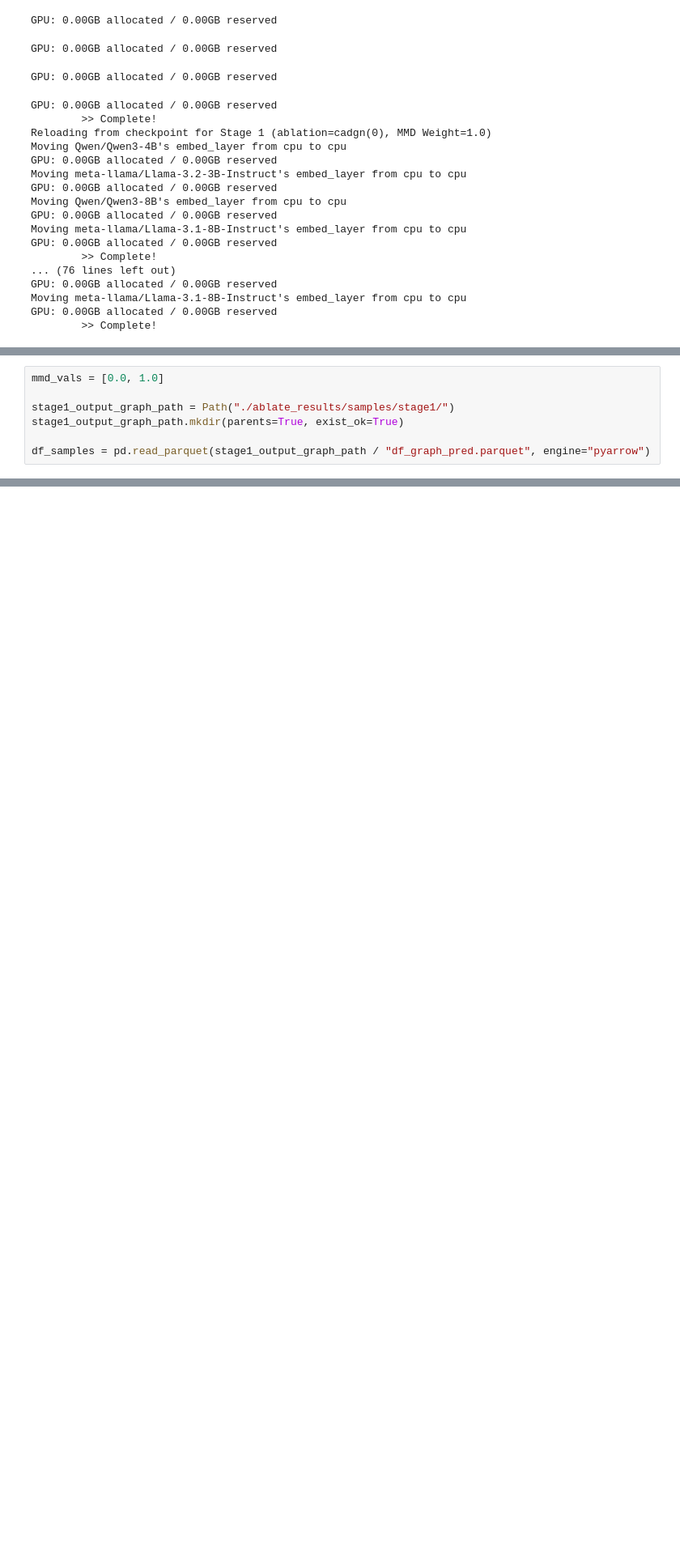
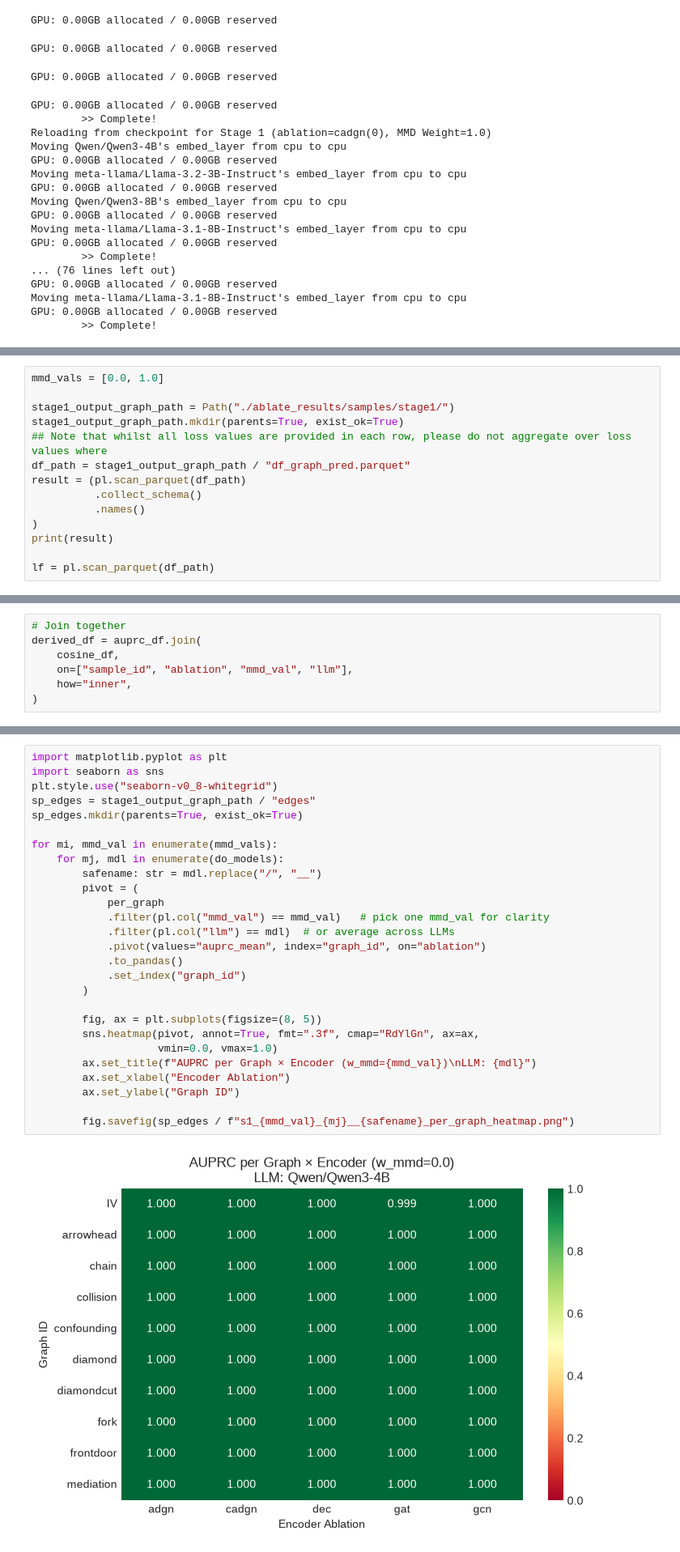
Before and after one commit to JerryPLayz/CausalADGN, a Jupyter notebook: stage1_analyze.ipynb, the cells around one changed output, grey strips where cells are left out. Shown at 81% size. Drawn from its saved outputs; the diff is of its cells as text; blank space fills up the shorter version.

Commit message:
Stage 1 Analysis mostly complete.

```diff
--- a/stage1_analyze.ipynb
+++ b/stage1_analyze.ipynb
@@ -98,6 +81,13 @@ mmd_vals = [0.0, 1.0]
 
 stage1_output_graph_path = Path("./ablate_results/samples/stage1/")
 stage1_output_graph_path.mkdir(parents=True, exist_ok=True)
+## Note that whilst all loss values are provided in each row, please do not aggregate over loss values where
+df_path = stage1_output_graph_path / "df_graph_pred.parquet"
+result = (pl.scan_parquet(df_path)
+          .collect_schema()
+          .names()
+)
+print(result)
 
-df_samples = pd.read_parquet(stage1_output_graph_path / "df_graph_pred.parquet", engine="pyarrow")
+lf = pl.scan_parquet(df_path)
 # %% [output]
@@ -123,0 +251,7 @@ numpy.ndarray
+# %%
+# Join together
+derived_df = auprc_df.join(
+    cosine_df,
+    on=["sample_id", "ablation", "mmd_val", "llm"],
+    how="inner",
+)
@@ -123,0 +332,29 @@ numpy.ndarray
+# %%
+import matplotlib.pyplot as plt
+import seaborn as sns
+plt.style.use("seaborn-v0_8-whitegrid")
+sp_edges = stage1_output_graph_path / "edges"
+sp_edges.mkdir(parents=True, exist_ok=True)
+
+for mi, mmd_val in enumerate(mmd_vals):
+    for mj, mdl in enumerate(do_models):
+        safename: str = mdl.replace("/", "__")
+        pivot = (
+            per_graph
+            .filter(pl.col("mmd_val") == mmd_val)   # pick one mmd_val for clarity
+            .filter(pl.col("llm") == mdl)  # or average across LLMs
+            .pivot(values="auprc_mean", index="graph_id", on="ablation")
+            .to_pandas()
+            .set_index("graph_id")
+        )
+
+        fig, ax = plt.subplots(figsize=(8, 5))
+        sns.heatmap(pivot, annot=True, fmt=".3f", cmap="RdYlGn", ax=ax,
+                    vmin=0.0, vmax=1.0)
+        ax.set_title(f"AUPRC per Graph × Encoder (w_mmd={mmd_val})\nLLM: {mdl}")
+        ax.set_xlabel("Encoder Ablation")
+        ax.set_ylabel("Graph ID")
+
+        fig.savefig(sp_edges / f"s1_{mmd_val}_{mj}__{safename}_per_graph_heatmap.png")
+# %% [output]
+[figure, added]
```
Also changed, not shown: parts of 10 cells of this notebook.
